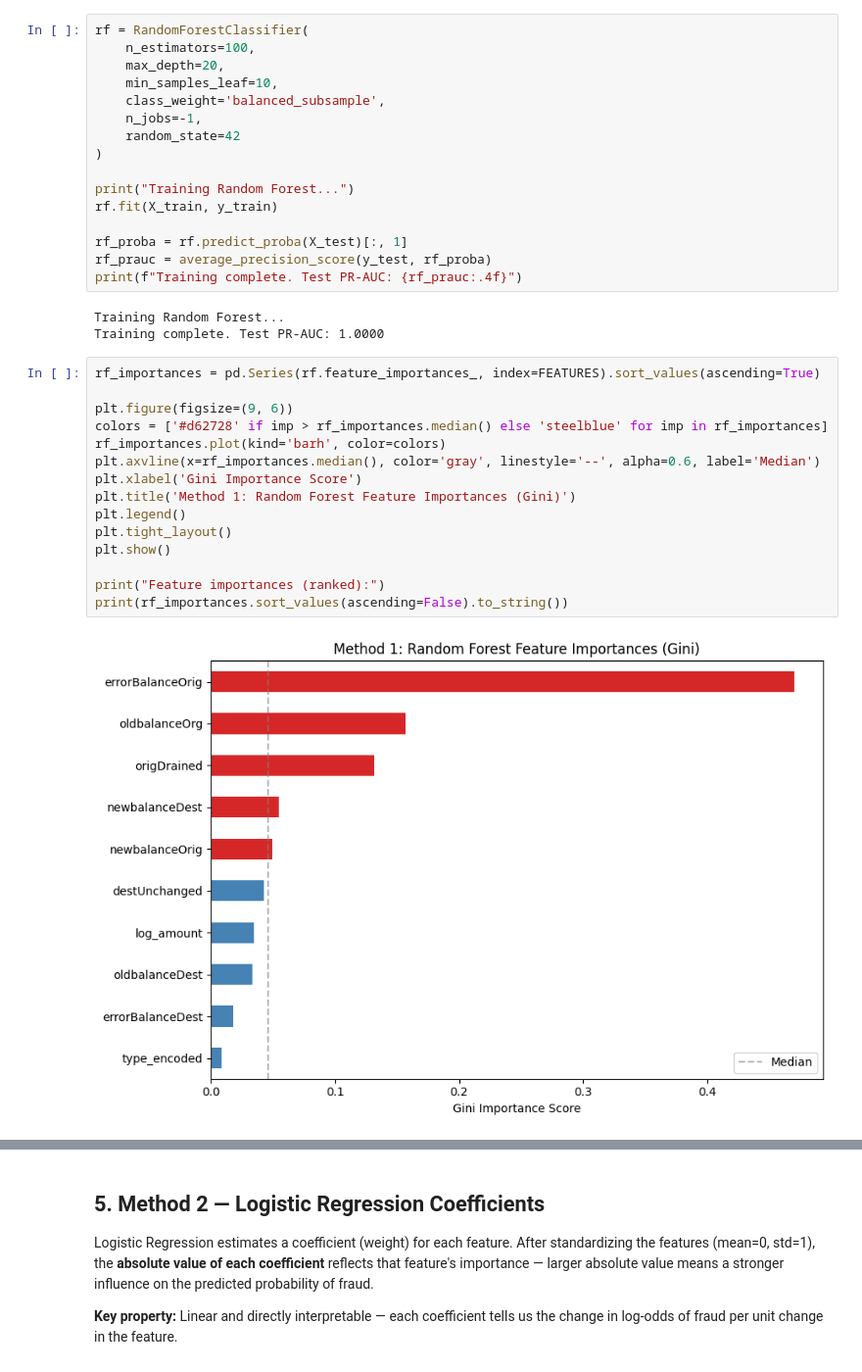
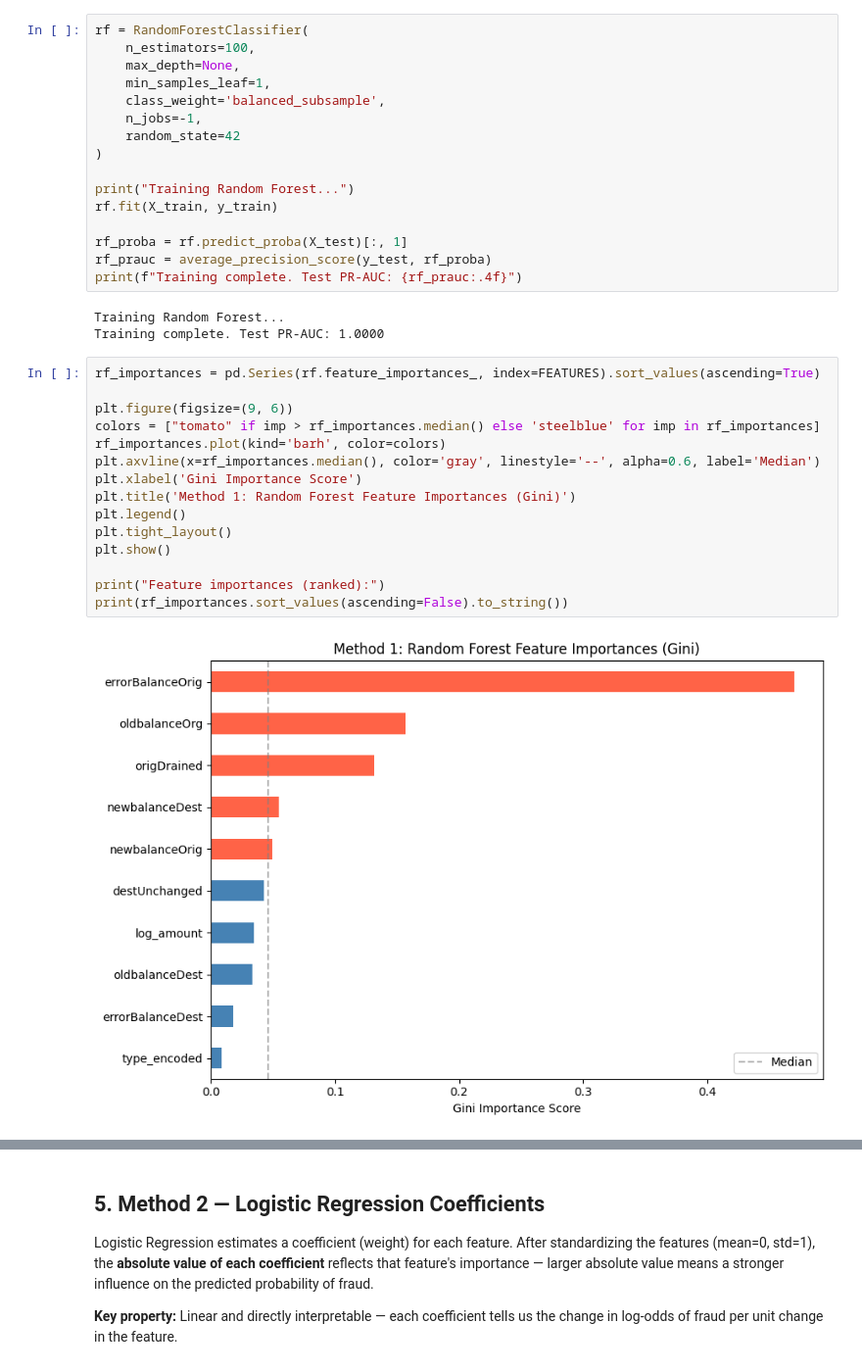
Before and after one commit to joshleeds/BA305-Project, a Jupyter notebook: Feature_Importance_Q1.ipynb, the cells around one changed output, grey strips where cells are left out. Shown at 98% size. Saved outputs shown, nothing was run; the diff lists cells and outputs as text.

```diff
--- a/Feature_Importance_Q1.ipynb
+++ b/Feature_Importance_Q1.ipynb
@@ -99,8 +99,8 @@ Random Forest measures feature importance by tracking how much each feature redu
 # %%
 rf = RandomForestClassifier(
     n_estimators=100,
-    max_depth=20,
-    min_samples_leaf=10,
+    max_depth=None,
+    min_samples_leaf=1,
     class_weight='balanced_subsample',
     n_jobs=-1,
     random_state=42
@@ -118,20 +118,20 @@ Training complete. Test PR-AUC: 1.0000
 # %%
 rf_importances = pd.Series(rf.feature_importances_, index=FEATURES).sort_values(ascending=True)
 
 plt.figure(figsize=(9, 6))
-colors = ['#d62728' if imp > rf_importances.median() else 'steelblue' for imp in rf_importances]
+colors = ["tomato" if imp > rf_importances.median() else 'steelblue' for imp in rf_importances]
 rf_importances.plot(kind='barh', color=colors)
 plt.axvline(x=rf_importances.median(), color='gray', linestyle='--', alpha=0.6, label='Median')
 plt.xlabel('Gini Importance Score')
 plt.title('Method 1: Random Forest Feature Importances (Gini)')
 plt.legend()
 plt.tight_layout()
 plt.show()
 
 print("Feature importances (ranked):")
 print(rf_importances.sort_values(ascending=False).to_string())
 # %% [output]
-[figure, old version]
+[figure, new version]
 Feature importances (ranked):
 errorBalanceOrig    0.469884
 oldbalanceOrg       0.156890
```
Also changed, not shown: parts of 2 cells of this notebook, 2 other files.
